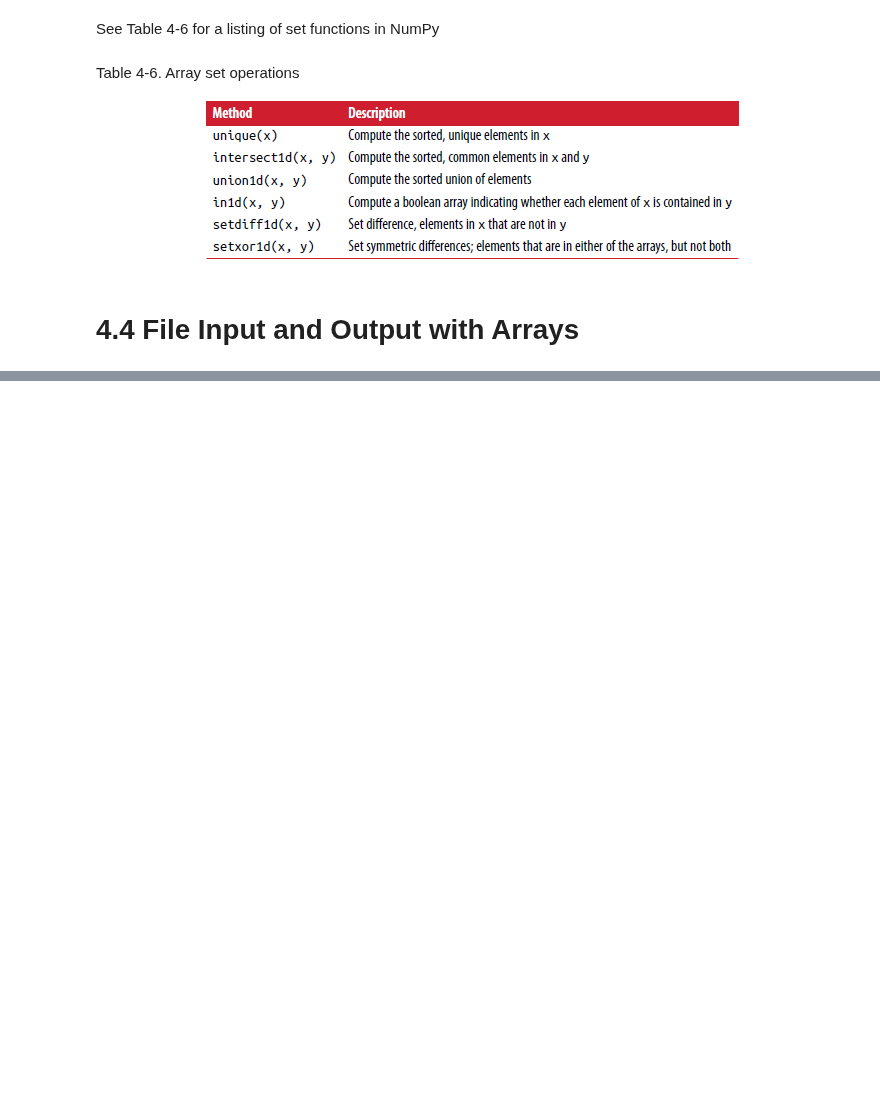
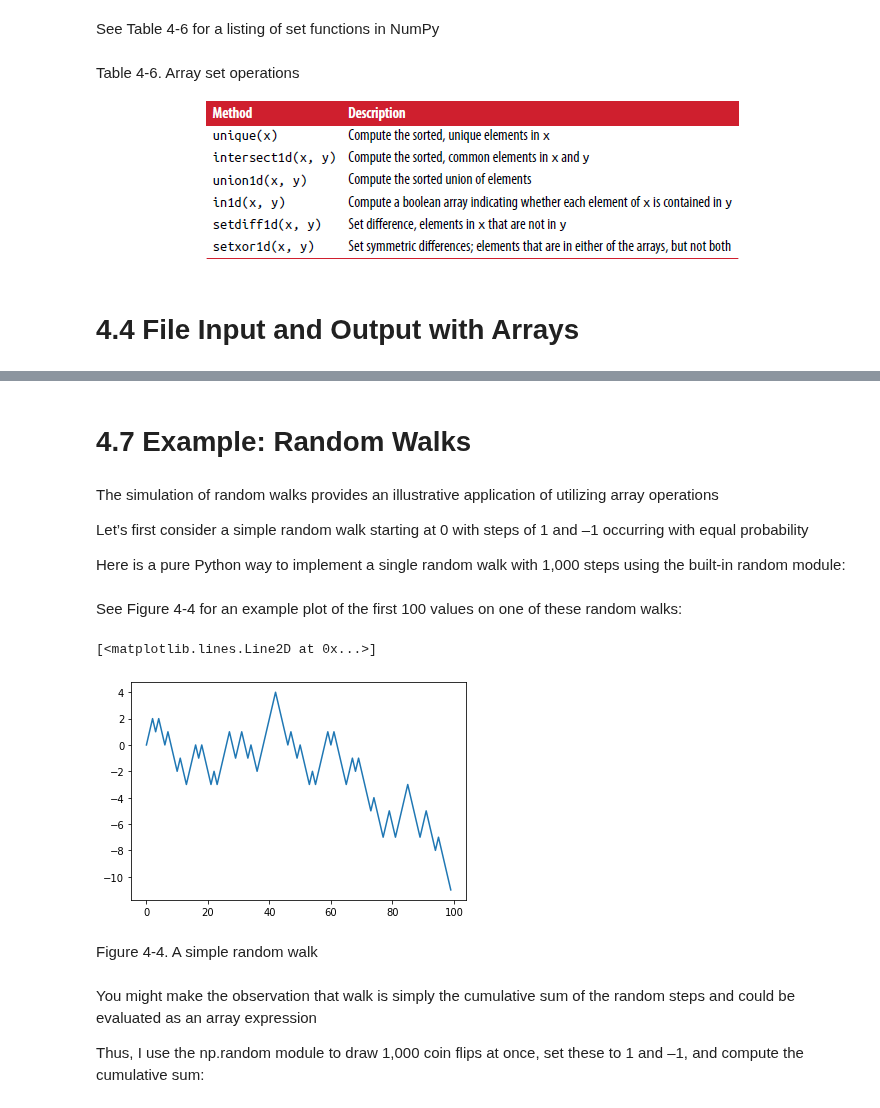
Before and after one commit to lucaslokchan/hands-on-ml, a Jupyter notebook: Python for Data Analysis/4_NumPy_Basics_Arrays_and_Vectorized_Computation.ipynb, the cells around one changed output, grey strips where cells are left out. Saved outputs shown, nothing was run; the diff lists cells and outputs as text; code cells hidden in the pictures; blank space fills up the shorter version.

```diff
--- a/Python for Data Analysis/4_NumPy_Basics_Arrays_and_Vectorized_Computation.ipynb
+++ b/Python for Data Analysis/4_NumPy_Basics_Arrays_and_Vectorized_Computation.ipynb
@@ -1220,0 +1396,31 @@ Table 4-6. Array set operations
+# %% [markdown]
+# 4.7 Example: Random Walks
+# %% [markdown]
+The simulation of random walks provides an illustrative application of utilizing array operations
+
+Let’s first consider a simple random walk starting at 0 with steps of 1 and –1 occurring with equal probability
+
+Here is a pure Python way to implement a single random walk with 1,000 steps using the built-in random module:
+# %%
+import random
+
+position = 0
+walk = [position]
+steps = 1000
+for i in range(steps):
+  step = 1 if random.randint(0, 1) else -1
+  position += step
+  walk.append(position)
+# %% [markdown]
+See Figure 4-4 for an example plot of the first 100 values on one of these random walks:
+# %%
+plt.plot(walk[:100])
+# %% [output]
+[<matplotlib.lines.Line2D at 0x...>]
+[figure, added]
+# %% [markdown]
+Figure 4-4. A simple random walk
+# %% [markdown]
+You might make the observation that walk is simply the cumulative sum of the random steps and could be evaluated as an array expression
+
+Thus, I use the np.random module to draw 1,000 coin flips at once, set these to 1 and –1, and compute the cumulative sum:
```
Also changed, not shown: parts of 126 cells of this notebook.
